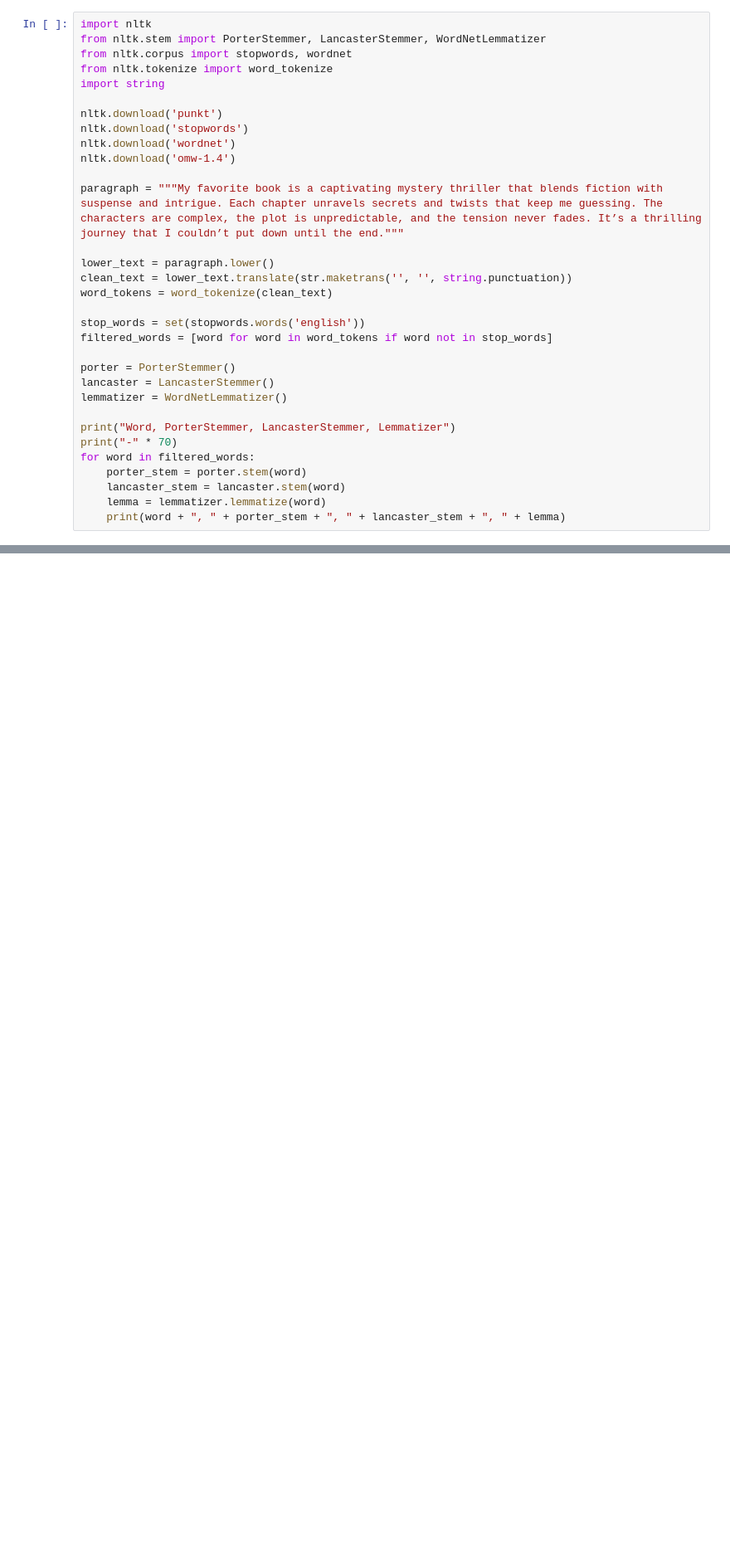
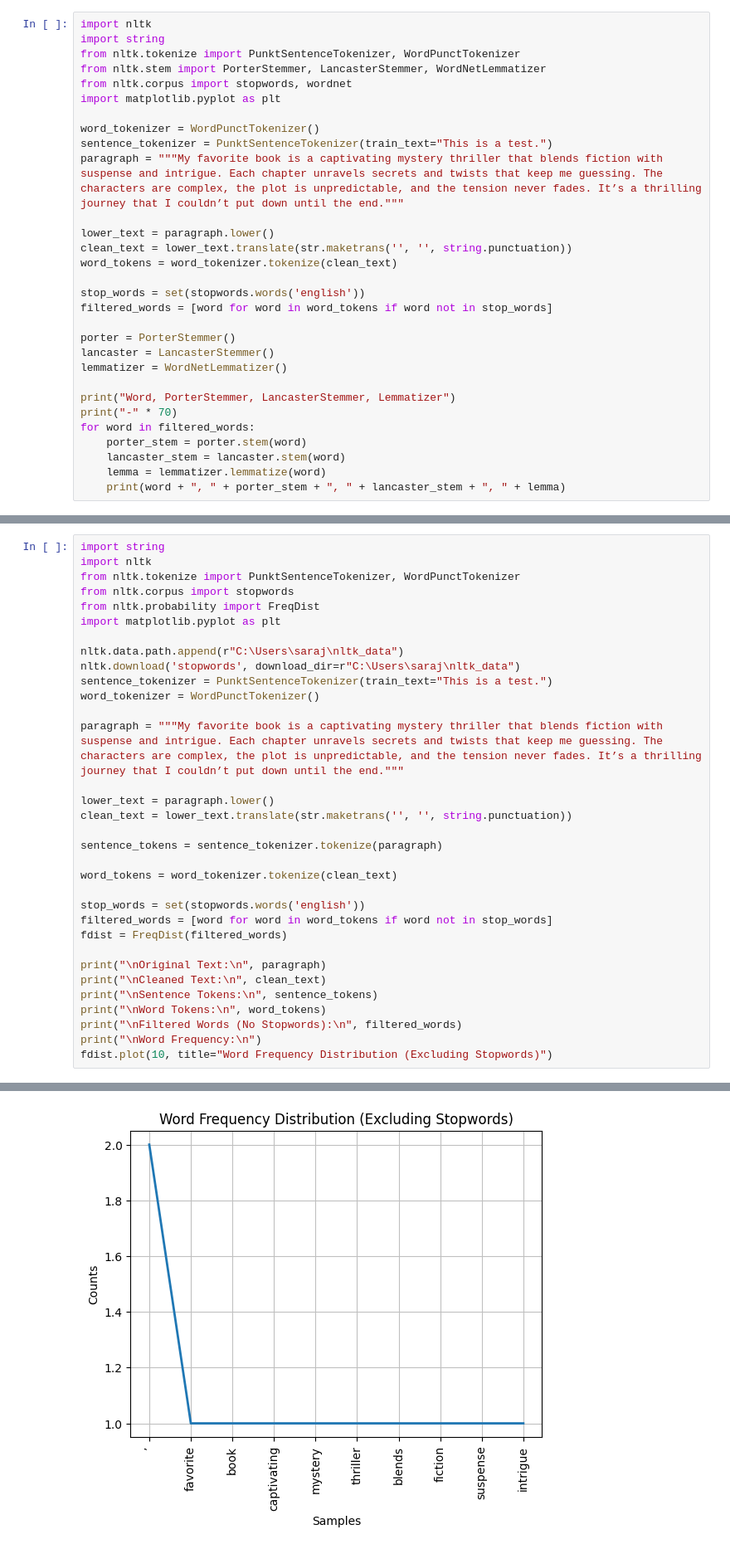
Before and after one commit to sj005cloud/UCS420-Cognitive-Computing, a Jupyter notebook: assign9.ipynb, the cells around one changed output, grey strips where cells are left out. Shown at 83% size. Cells and saved outputs as stored; diff of their text form; blank space fills up the shorter version.

```diff
--- a/assign9.ipynb
+++ b/assign9.ipynb
@@ -27,20 +52,18 @@ fdist.plot(10, title="Word Frequency Distribution (Excluding Stopwords)")
 # %%
 import nltk
+import string
+from nltk.tokenize import PunktSentenceTokenizer, WordPunctTokenizer
 from nltk.stem import PorterStemmer, LancasterStemmer, WordNetLemmatizer
 from nltk.corpus import stopwords, wordnet
-from nltk.tokenize import word_tokenize
-import string
+import matplotlib.pyplot as plt
 
-nltk.download('punkt')
-nltk.download('stopwords')
-nltk.download('wordnet')
-nltk.download('omw-1.4')
-
+word_tokenizer = WordPunctTokenizer()
+sentence_tokenizer = PunktSentenceTokenizer(train_text="This is a test.")
 paragraph = """My favorite book is a captivating mystery thriller that blends fiction with suspense and intrigue. Each chapter unravels secrets and twists that keep me guessing. The characters are complex, the plot is unpredictable, and the tension never fades. It’s a thrilling journey that I couldn’t put down until the end."""
 
 lower_text = paragraph.lower()
 clean_text = lower_text.translate(str.maketrans('', '', string.punctuation))
-word_tokens = word_tokenize(clean_text)
+word_tokens = word_tokenizer.tokenize(clean_text)
 
 stop_words = set(stopwords.words('english'))
 filtered_words = [word for word in word_tokens if word not in stop_words]
@@ -77,0 +100,34 @@ print("Words starting with vowels:", words_starting_with_vowels)
+# %%
+import string
+import nltk
+from nltk.tokenize import PunktSentenceTokenizer, WordPunctTokenizer
+from nltk.corpus import stopwords
+from nltk.probability import FreqDist
+import matplotlib.pyplot as plt
+
+nltk.data.path.append(r"C:\Users\saraj\nltk_data")
+nltk.download('stopwords', download_dir=r"C:\Users\saraj\nltk_data")
+sentence_tokenizer = PunktSentenceTokenizer(train_text="This is a test.")
+word_tokenizer = WordPunctTokenizer()
+
+paragraph = """My favorite book is a captivating mystery thriller that blends fiction with suspense and intrigue. Each chapter unravels secrets and twists that keep me guessing. The characters are complex, the plot is unpredictable, and the tension never fades. It’s a thrilling journey that I couldn’t put down until the end."""
+
+lower_text = paragraph.lower()
+clean_text = lower_text.translate(str.maketrans('', '', string.punctuation))
+
+sentence_tokens = sentence_tokenizer.tokenize(paragraph)
+
+word_tokens = word_tokenizer.tokenize(clean_text)
+
+stop_words = set(stopwords.words('english'))
+filtered_words = [word for word in word_tokens if word not in stop_words]
+fdist = FreqDist(filtered_words)
+
+print("\nOriginal Text:\n", paragraph)
+print("\nCleaned Text:\n", clean_text)
+print("\nSentence Tokens:\n", sentence_tokens)
+print("\nWord Tokens:\n", word_tokens)
+print("\nFiltered Words (No Stopwords):\n", filtered_words)
+print("\nWord Frequency:\n")
+fdist.plot(10, title="Word Frequency Distribution (Excluding Stopwords)")
+# %% [output]
@@ -78,2 +154,3 @@ print("Words starting with vowels:", words_starting_with_vowels)
+[figure, added]
 # %%
 import re
```
Also changed, not shown: parts of 5 cells of this notebook.
